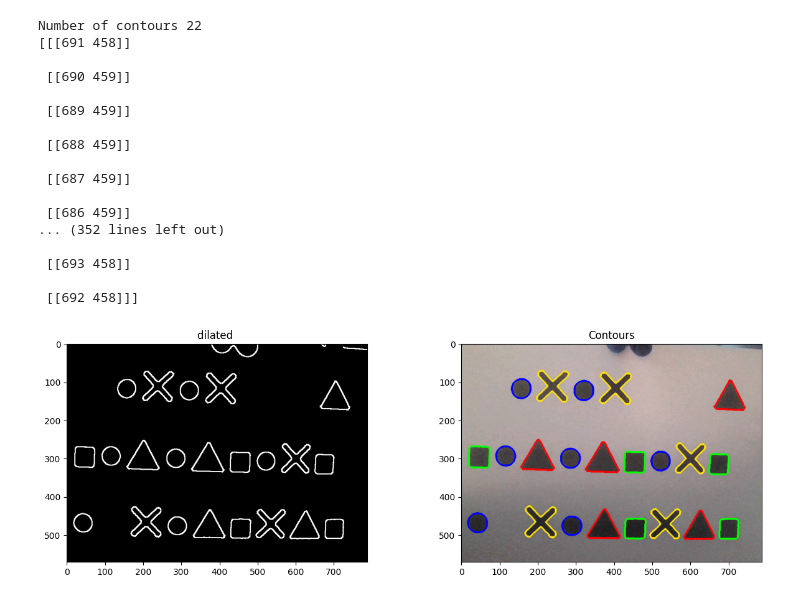
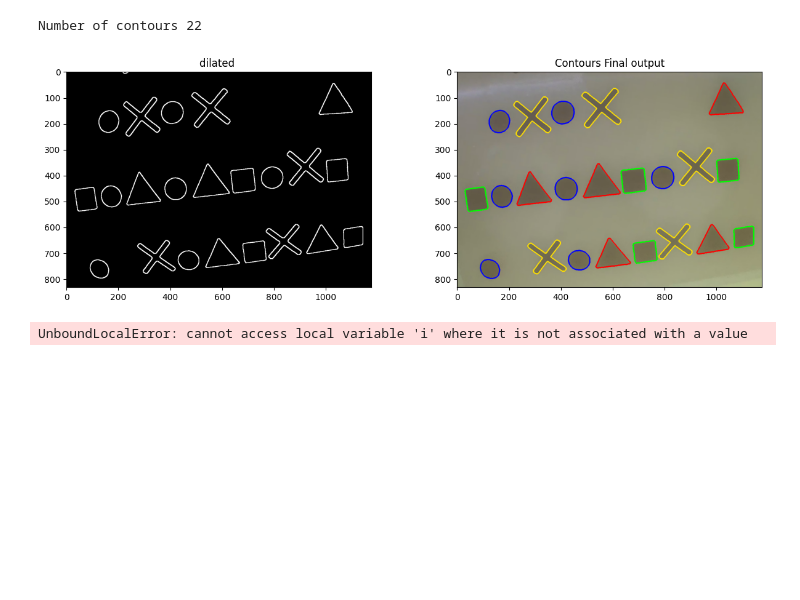
Before and after one commit to Abdo-Anwar/Torp-img3, a Jupyter notebook: Task3/Task3.ipynb, the cells around one changed output. Saved outputs shown, nothing was run; the diff lists cells and outputs as text; code cells hidden in the pictures; blank space fills up the shorter version.

Commit message:
add save func that save the output img with current seconed and min

```diff
--- a/Task3/Task3.ipynb
+++ b/Task3/Task3.ipynb
@@ -78,8 +77,19 @@ def detect_shape(contour):
                 return "X"
             else:
                 return "unknown"
+# %%
+def save_image(img_copy):
+    now = datetime.datetime.now()
+    timestamp = now.strftime("%M_%S")
+    output_dir = 'output'
+    if not os.path.exists(output_dir):
+        os.makedirs(output_dir)
+    output_path = os.path.join(output_dir, f'sample_output_{timestamp}.png')
+    cv.imwrite(output_path, img_copy)
+    i += 1
+    print(f"Image saved at {output_path}")
 # %%
-img = cv.imread('input/real4.png')
+img = cv.imread('input/frame1.png')
 img_copy = img.copy()
 #display_image(img_copy)
 
@@ -157,7 +167,7 @@ triangle
 
 contours, hierarchy = cv.findContours(dilated , cv.RETR_EXTERNAL, cv.CHAIN_APPROX_NONE)
 filtered_contours = []
-
+# you can add Max_area to gain more acc and handle some like hand or fingers on the photo
 min_area = 1000
 for contour in contours:
     area = cv.contourArea(contour)
@@ -166,49 +176,36 @@ for contour in contours:
 
 
 
 for contour in filtered_contours:
     shape = detect_shape(contour)
 
     if shape == "triangle":
         color = (255, 0, 0)  # Red for triangle
     elif shape == "sq":
         color = (0, 255, 0)  # Green for square/rectangle
     elif shape == "circle":
         color = (0, 0, 255)  # Blue for circle
     elif shape=='X':
         color = (255, 225, 0)
     else:
         color = (255, 255, 255)
 
     cv.drawContours(img_copy, [contour], -1, color, 3)
 
 
 
 
 
 print(f"Number of contours {len(filtered_contours)}")
-print(filtered_contours[0])
+#print(filtered_contours[0])
 images = [dilated, img_copy]
-titles = ["dilated ", "Contours"]
+titles = ["dilated ", "Contours Final output"]
 plots = [2, 2]
 size = (15, 10)
 make_fig_gray(images, titles, plots, size)
+
+save_image(img_copy)
 # %% [output]
 Number of contours 22
-[[[691 458]]
-
- [[690 459]]
-
- [[689 459]]
-
- [[688 459]]
-
- [[687 459]]
-
- [[686 459]]
-... (352 lines left out)
-
- [[693 458]]
-
- [[692 458]]]
-[figure, old version]
+[figure, new version]
+UnboundLocalError: cannot access local variable 'i' where it is not associated with a value
```
Also changed, not shown: parts of 4 cells of this notebook, 1 other file.
